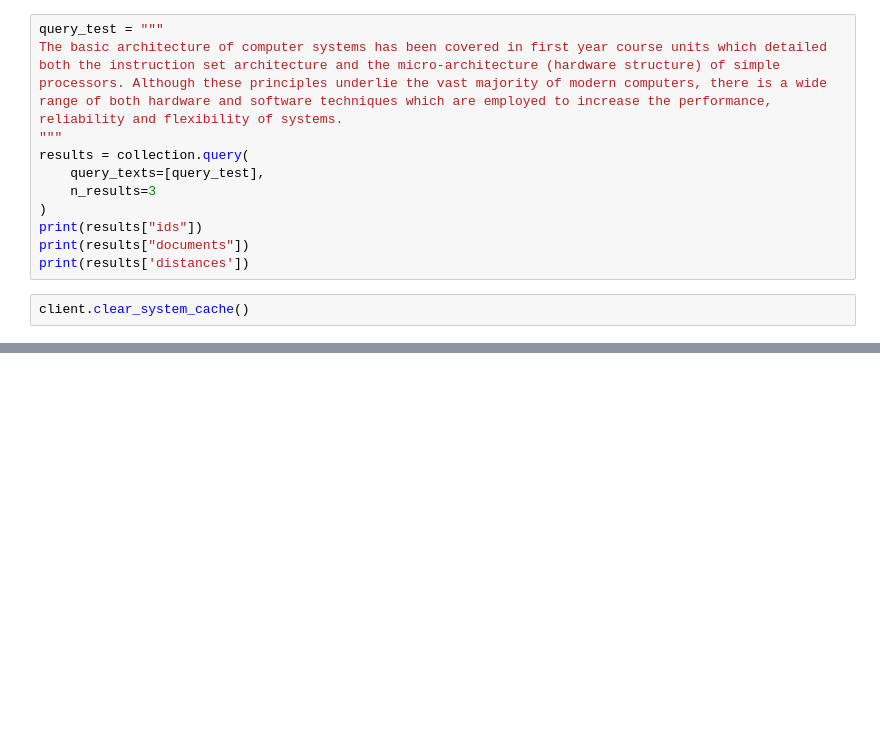
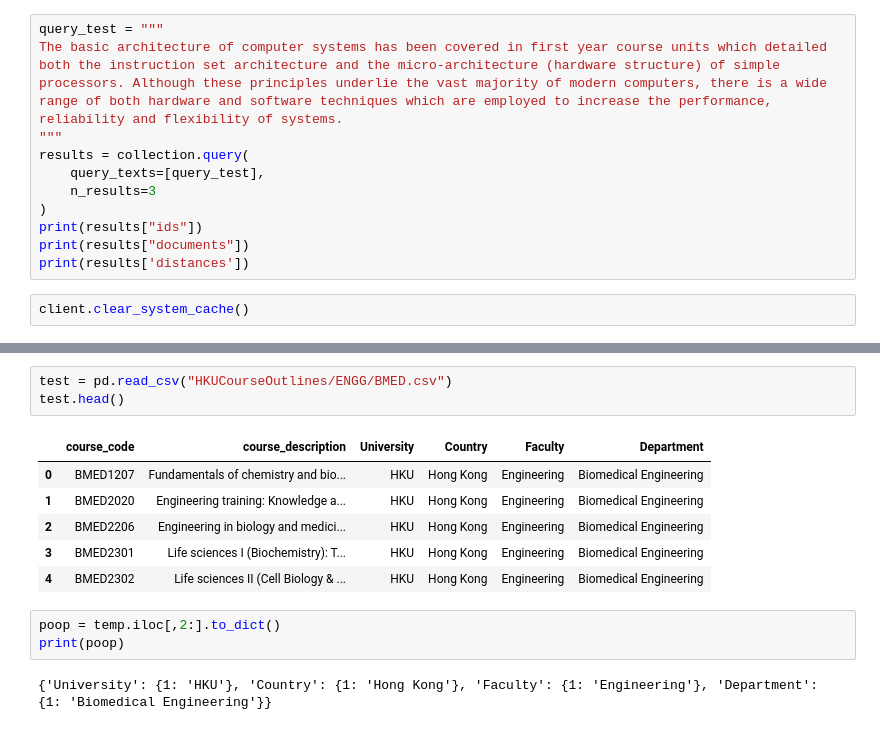
Before and after one commit to MarcellSuyanto/HKU-Exchange-Buddy, a Jupyter notebook: vectorDB/vectorDatabase.ipynb, the cells around one changed output, grey strips where cells are left out. Drawn from its saved outputs; the diff is of its cells as text; blank space fills up the shorter version.

```diff
--- a/vectorDB/vectorDatabase.ipynb
+++ b/vectorDB/vectorDatabase.ipynb
@@ -152,0 +145,15 @@ civil_courses = pd.DataFrame(columns=['course_code', 'course_description'], data
+# %%
+test = pd.read_csv("HKUCourseOutlines/ENGG/BMED.csv")
+test.head()
+# %% [output]
+|  | course_code | course_description | University | Country | Faculty | Department |
+| 0 | BMED1207 | Fundamentals of chemistry and bio... | HKU | Hong Kong | Engineering | Biomedical Engineering |
+| 1 | BMED2020 | Engineering training: Knowledge a... | HKU | Hong Kong | Engineering | Biomedical Engineering |
+| 2 | BMED2206 | Engineering in biology and medici... | HKU | Hong Kong | Engineering | Biomedical Engineering |
+| 3 | BMED2301 | Life sciences I (Biochemistry): T... | HKU | Hong Kong | Engineering | Biomedical Engineering |
+| 4 | BMED2302 | Life sciences II (Cell Biology & ... | HKU | Hong Kong | Engineering | Biomedical Engineering |
+# %%
+poop = temp.iloc[,2:].to_dict()
+print(poop)
+# %% [output]
+{'University': {1: 'HKU'}, 'Country': {1: 'Hong Kong'}, 'Faculty': {1: 'Engineering'}, 'Department': {1: 'Biomedical Engineering'}}
```
Also changed, not shown: parts of 11 cells of this notebook.
